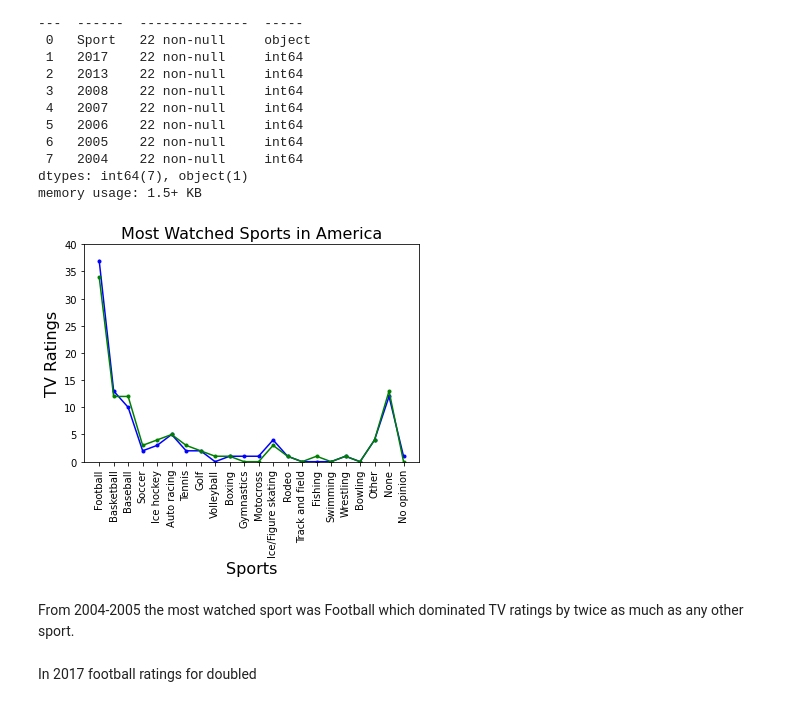
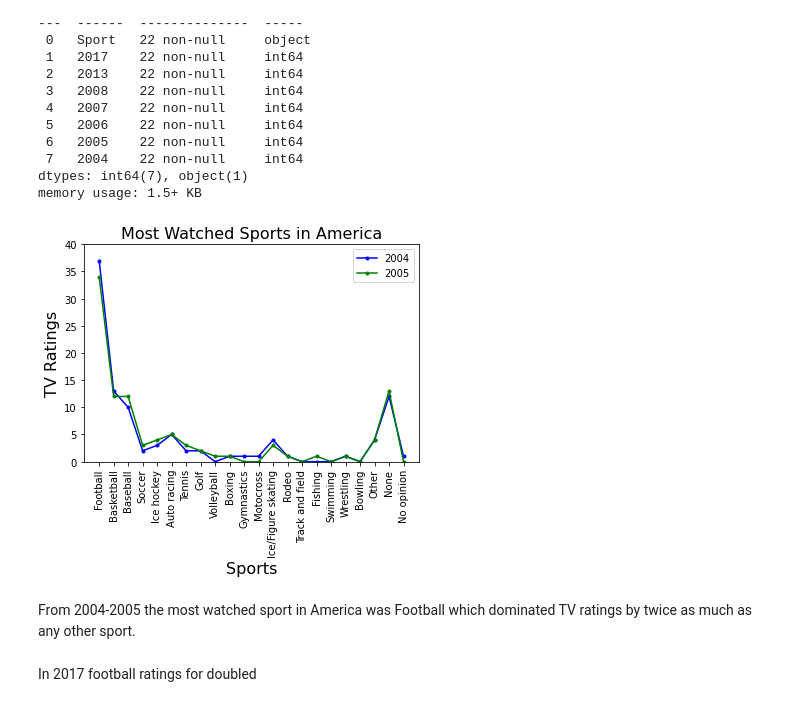
Before and after one commit to Jamesceus/Graphing, a Jupyter notebook: Data_Visualization_Exercise_(graphing_Core).ipynb, the cells around one changed output. Drawn from its saved outputs; the diff is of its cells as text; code cells hidden in the pictures.

```diff
--- a/Data_Visualization_Exercise_(graphing_Core).ipynb
+++ b/Data_Visualization_Exercise_(graphing_Core).ipynb
@@ -63,18 +63,19 @@ Data columns (total 8 columns):
 dtypes: int64(7), object(1)
 memory usage: 1.5+ KB
 # %%
-plt.plot(sports_df['Sport'], sports_df[2004], color = 'b', marker = '.')
-plt.plot(sports_df['Sport'], sports_df[2005], color = 'g', marker = '.')
+plt.plot(sports_df['Sport'], sports_df[2004], color = 'b', marker = '.', label = '2004')
+plt.plot(sports_df['Sport'], sports_df[2005], color = 'g', marker = '.', label = '2005')
 plt.xticks(rotation = 90)
 plt.ylim(bottom=0,top=40)
+plt.legend(loc="upper right")
 plt.xlabel('Sports', fontsize = 16)
 plt.ylabel('TV Ratings', fontsize = 16)
 plt.title('Most Watched Sports in America', fontsize = 16)
 plt.show()
 # %% [output]
-[figure, old version]
+[figure, new version]
 # %% [markdown]
-From 2004-2005 the most watched sport was Football which dominated TV ratings by twice as much as any other sport.
+From 2004-2005 the most watched sport in America was Football which dominated TV ratings by twice as much as any other sport.
 # %%
 #two_sports = {"Football": 37 , "Basketball": 11,}
 #keys = two_sports.keys()
```
